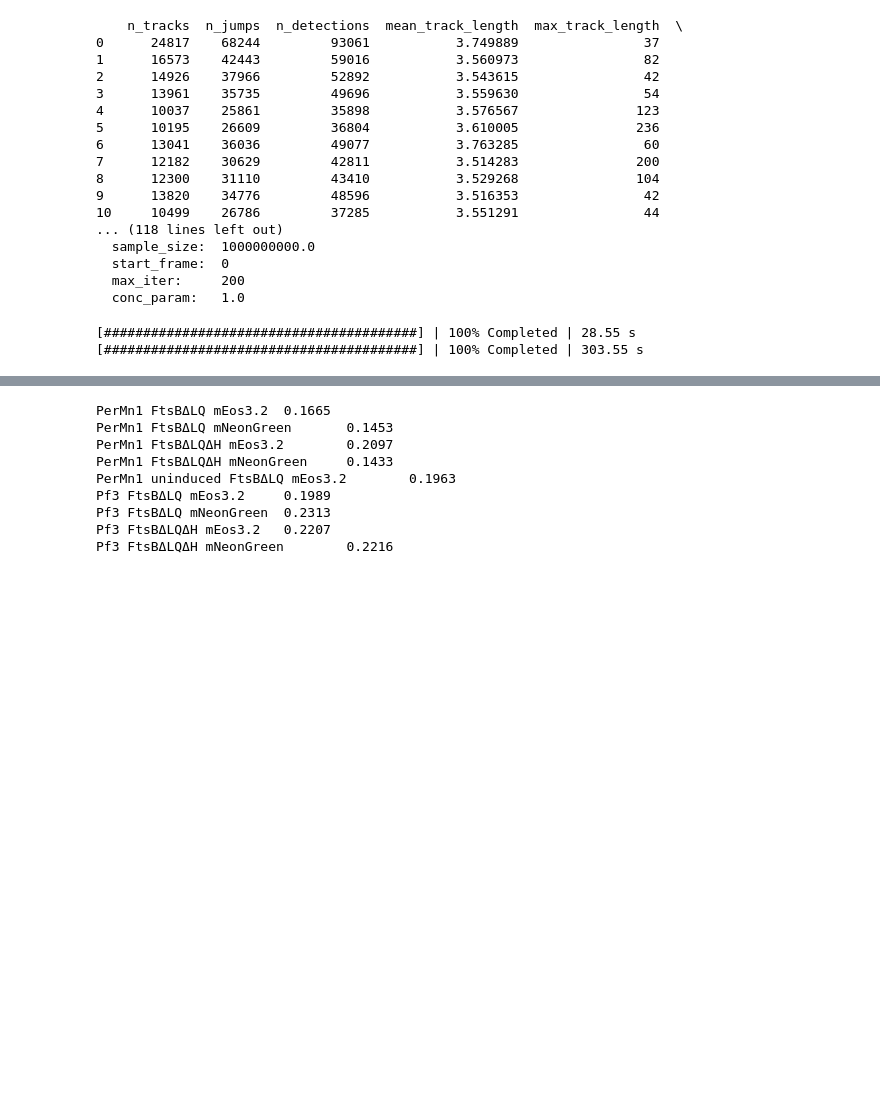
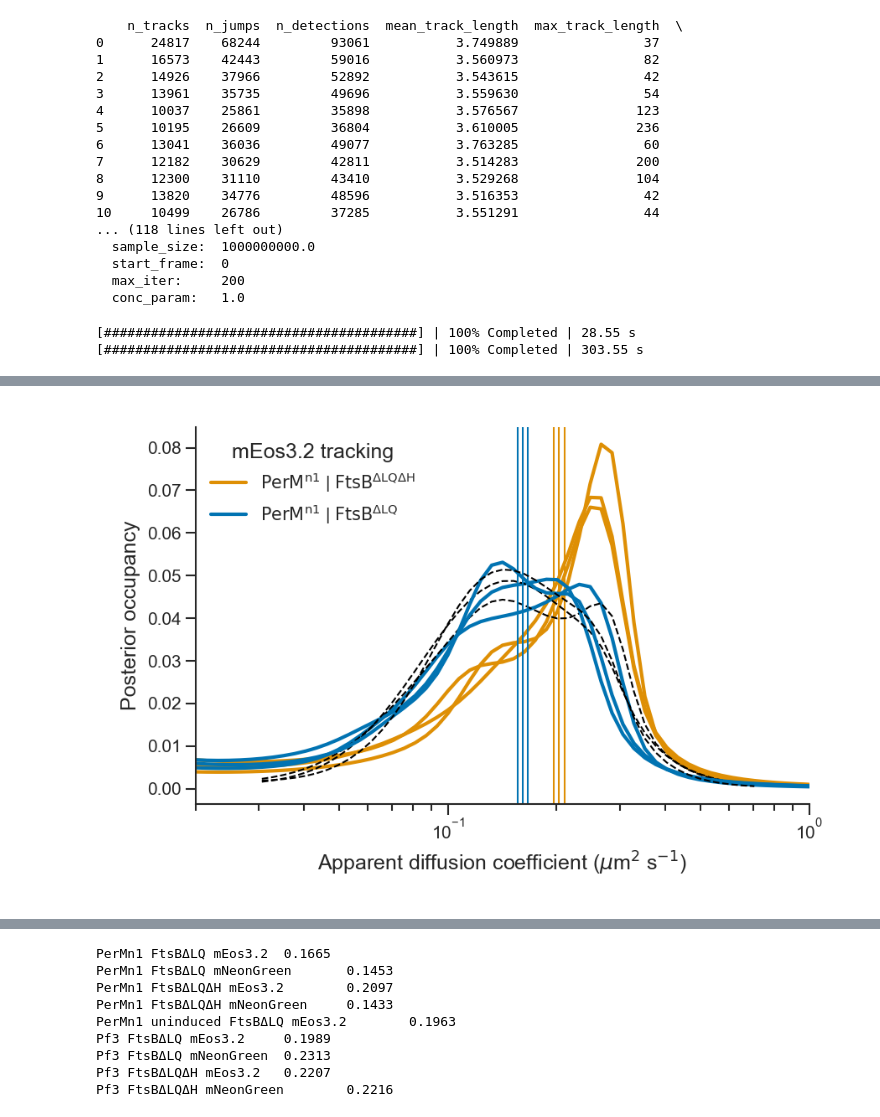
Before and after one commit to smmlab/mtb-perm-ftsb, a Jupyter notebook: notebooks/figure_4_single_molecule_tracking.ipynb, the cells around one changed output, grey strips where cells are left out. Saved outputs shown, nothing was run; the diff lists cells and outputs as text; code cells hidden in the pictures; blank space fills up the shorter version.

```diff
--- a/notebooks/figure_4_single_molecule_tracking.ipynb
+++ b/notebooks/figure_4_single_molecule_tracking.ipynb
@@ -253,2 +248,87 @@ PerMn1 FtsBΔLQ mEos3.2 0.1611 0.0043
 PerMn1 FtsBΔLQΔH mEos3.2 0.2033 0.0060
 [figure]
+# %%
+# test estimating mixed population
+
+from saspt import normalize_2d
+from scipy.stats import lognorm
+from scipy.optimize import curve_fit
+
+def mixed_population(x, f, scale, sigma):
+
+    y2 = lognorm.pdf(x[0,:],s=sigma,scale=scale)
+    y2 = y2/y2.sum()
+    return (1-f)*x[1,:] + f*y2
+
+def mixed_population_fixed(x, f):
+
+    return (1-f)*x[1,:] + f*x[2,:]
+
+dists = {c: normalize_2d(SAD.marginal_posterior_occs[df.index,:].copy()[:,use_coefs],axis=1) \
+                for c, df in SAD.paths.groupby(SAD.condition_col)}
+
+condition_names = ['PerMn1 FtsBΔLQΔH mEos3.2','PerMn1 FtsBΔLQ mEos3.2'] # Plot only FtsB tracking for PerM_n1 + dLQ or dLQdH condition
+
+fig = plt.figure(figsize=(3,2))
+
+mean_coeffs = []
+
+fit_two_populations = True
+unbound_condition = 'PerMn1 FtsBΔLQΔH mEos3.2'
+bound_distribution = dists['PerMn1 FtsBΔLQ mNeonGreen'][0,:]
+fitting = 'lognorm'
+# fitting = 'empirical'
+
+for n in range(len(condition_names)):
+
+    mean_coeffs.append([])
+
+    for i in range(len(dists[condition_names[n]])):
+
+        sample_data = dists[condition_names[n]][i,:]
+
+        label = pretty_labels[' '.join(condition_names[n].split(' ')[:-1])]
+        c=color_dict[label]
+        if i:
+            label = None
+
+        if plot_cumsum:
+            plt.plot(plt_coefs,sample_data.cumsum(),c=c,label=label,linewidth=1)
+        else:
+            plt.plot(plt_coefs,sample_data,c=c,label=label,linewidth=1)
+
+            if fit_two_populations and condition_names[n] != unbound_condition:
+
+                fit_coefs = (0.03<=plt_coefs)&(plt_coefs<=0.75)
+
+                if fitting=='lognorm':
+                    x = np.vstack((plt_coefs[fit_coefs],dists[unbound_condition][i,fit_coefs]))
+                    popt, pcov = curve_fit(mixed_population, x, sample_data[fit_coefs], p0 = [0.8, 0.1, 1])
+                    unbound_distribution = mixed_population(x, *popt)
+                    print('\n\tP_slow: {:.3}\n\tMean:   {:.3}\n\ts:      {:.3}'.format(*popt))
+                else:
+                    x = np.vstack((plt_coefs,dists[unbound_condition][i,:],bound_distribution))
+                    popt, pcov = curve_fit(mixed_population_fixed, x, sample_data, p0 = [0.5])
+                    unbound_distribution = mixed_population_fixed(x, *popt)
+                    print(i,'{:.3}'.format(*popt))
+
+                plt.plot(plt_coefs[fit_coefs],unbound_distribution,'k--',linewidth=0.5)
+
+        plt.axvline(np.sum(plt_coefs*sample_data),color=c,linestyle='-',linewidth=0.5)
+        plt.legend(frameon=False,title='mEos3.2 tracking')
+
+        # print(condition_names[n],plot_diff_coefs[sample_data.argmax()], np.sum(plot_diff_coefs*sample_data),sep='\t')
+        mean_coeffs[-1].append(np.sum(plot_diff_coefs*sample_data))
+
+    print(condition_names[n],f'%0.4f'%np.mean(mean_coeffs[-1]),f'%0.4f'%np.std(mean_coeffs[-1]))
+
+plt.xscale('log')
+
+plt.xlabel(r'Apparent diffusion coefficient ($\mu$m$^{2}$ s$^{-1}$)')
+plt.ylabel('Posterior occupancy')
+plt.xlim(xlim)
+
+plt.tight_layout()
+plt.savefig(figure_prefix + 'replicates_helix_effect_lognorm_fit.png',dpi=300)
+plt.savefig(figure_prefix + 'replicates_helix_effect_lognorm_fit.svg',dpi=300)
+# %% [output]
@@ -254,0 +349 @@ PerMn1 FtsBΔLQΔH mEos3.2 0.2033 0.0060
+[figure, added]
```
Also changed, not shown: parts of 4 cells of this notebook, 20 other files.
